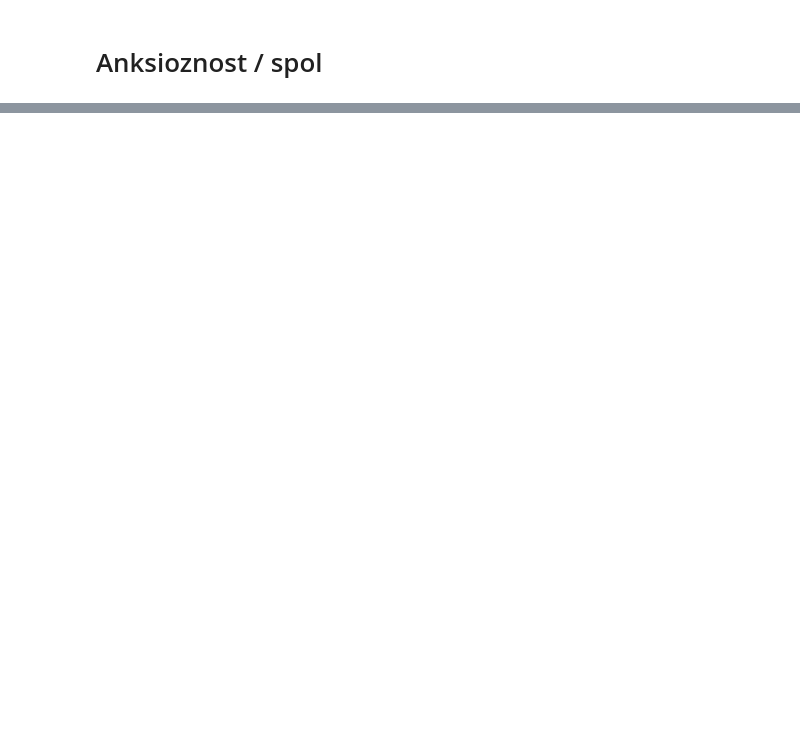
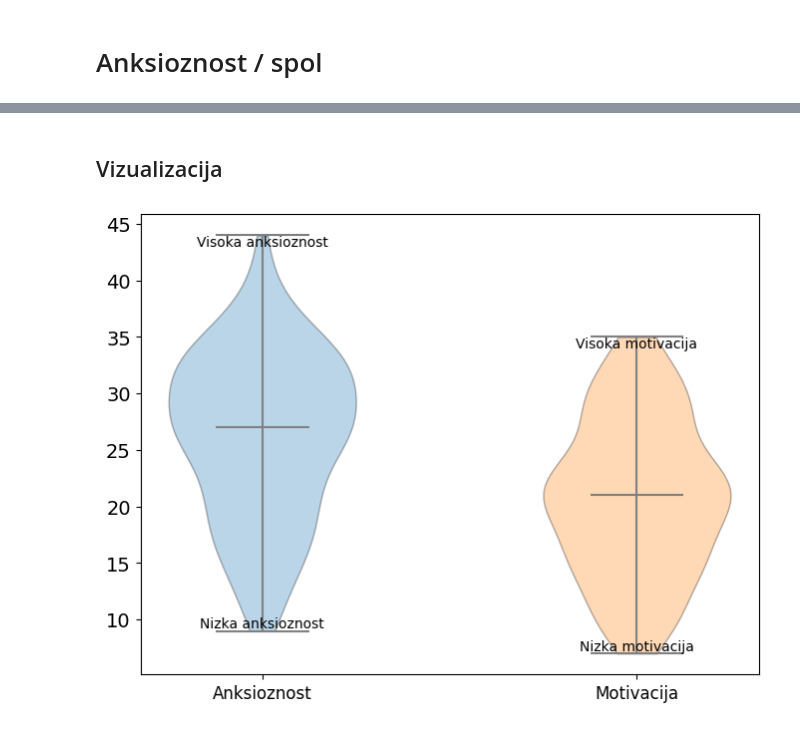
Before and after one commit to borbregant/ai_tandem_learning, a Jupyter notebook: korelacija_anksioznost_motivacija.ipynb, the cells around one changed output, grey strips where cells are left out. Cells and saved outputs as stored; diff of their text form; code cells hidden in the pictures; blank space fills up the shorter version.

```diff
--- a/korelacija_anksioznost_motivacija.ipynb
+++ b/korelacija_anksioznost_motivacija.ipynb
@@ -417,0 +340,2 @@ Eta-squared: 0.001
+# %% [markdown]
+## Vizualizacija
@@ -417,0 +345,46 @@ Eta-squared: 0.001
+# %%
+fig, ax = plt.subplots(figsize=(8, 6))  # Adjust the figure size
+
+data_to_plot = [data["Anksioznost"], data["Motivacija"]]
+positions = [1, 2]
+
+# Create the violin plot
+bp = ax.violinplot(data_to_plot, positions=positions, showmedians=True)
+
+# Set colors for the violins and their parts
+colors = ['#1f77b4', '#ff7f0e']  # Example colors
+for pc, color in zip(bp['bodies'], colors):
+    pc.set_facecolor(color)
+    pc.set_edgecolor('black')  # Add black edges to violins
+
+# Customize median line and its style
+for partname in ('cbars', 'cmins', 'cmaxes', 'cmedians'):
+    vp = bp[partname]
+    vp.set_edgecolor('grey')  # Adjust color of parts of the violins
+
+# Add labels to x-axis and set font properties
+ax.set_xticks(positions)
+ax.set_xticklabels(['Anksioznost', 'Motivacija'], fontsize=12)  # Adjust font size
+
+# Define personalized labels for each violin plot
+top_labels = ["Nizka anksioznost", "Nizka motivacija"]
+bottom_labels = ["Visoka anksioznost", "Visoka motivacija"]
+
+# Add text labels to the top and bottom of each violin plot
+for i, data in enumerate(data_to_plot):
+    min_value = min(data)
+    max_value = max(data)
+    ax.text(positions[i], min_value, top_labels[i], ha='center', va='bottom', fontsize=10)  # Adjust font size
+    ax.text(positions[i], max_value, bottom_labels[i], ha='center', va='top', fontsize=10)  # Adjust font size
+
+# Add a title
+#plt.title('Anksioznost and Motivacija Comparison', fontsize=14)  # Adjust title font size
+
+# Add legend and adjust its appearance
+#ax.legend(['Anksioznost', 'Motivacija'], loc='upper right', fontsize=10)  # Adjust legend font size
+
+#plt.grid(axis='y')  # Add grid lines for better readability
+
+plt.show()
+# %% [output]
+[figure, added]
```
Also changed, not shown: parts of 20 cells of this notebook, 5 other files.
